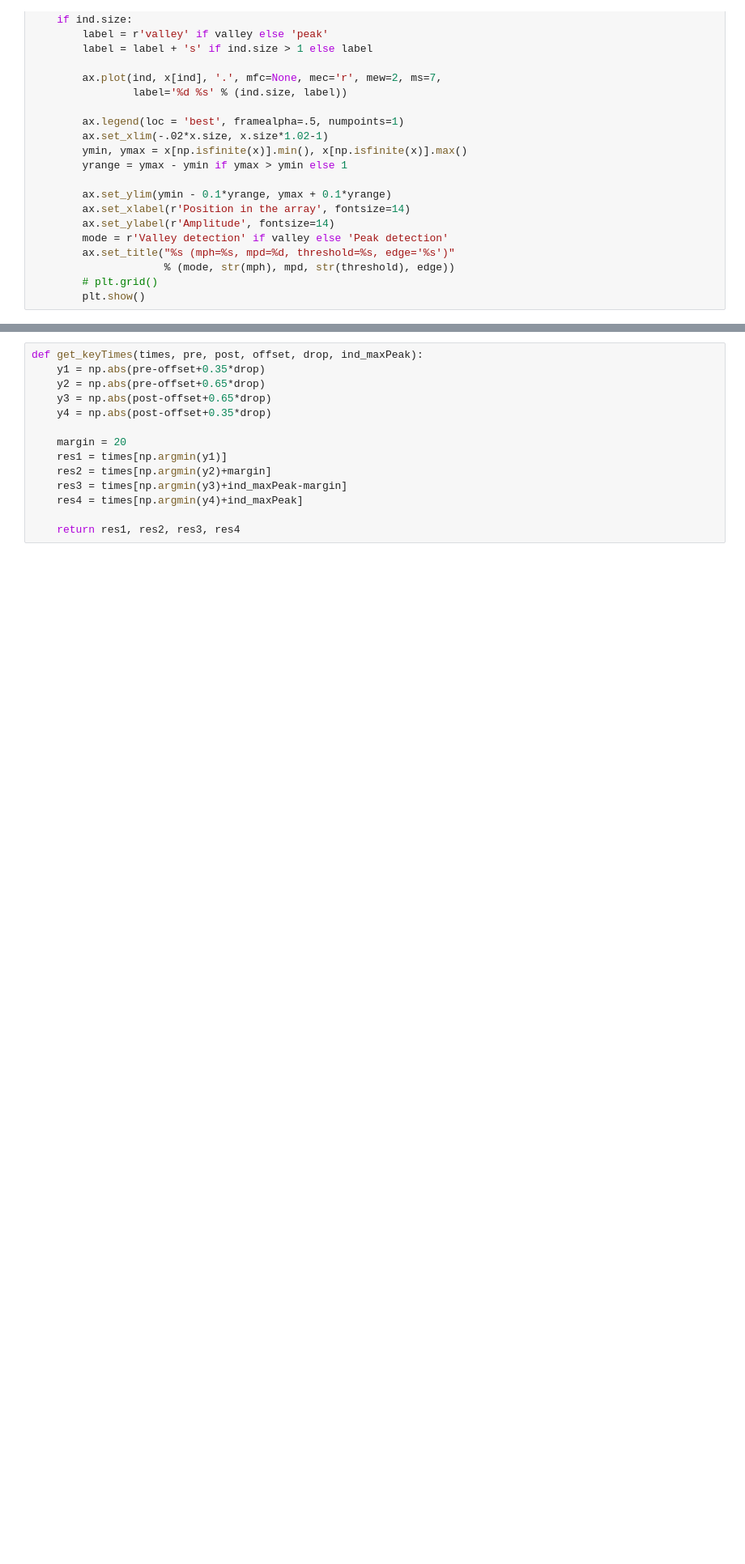
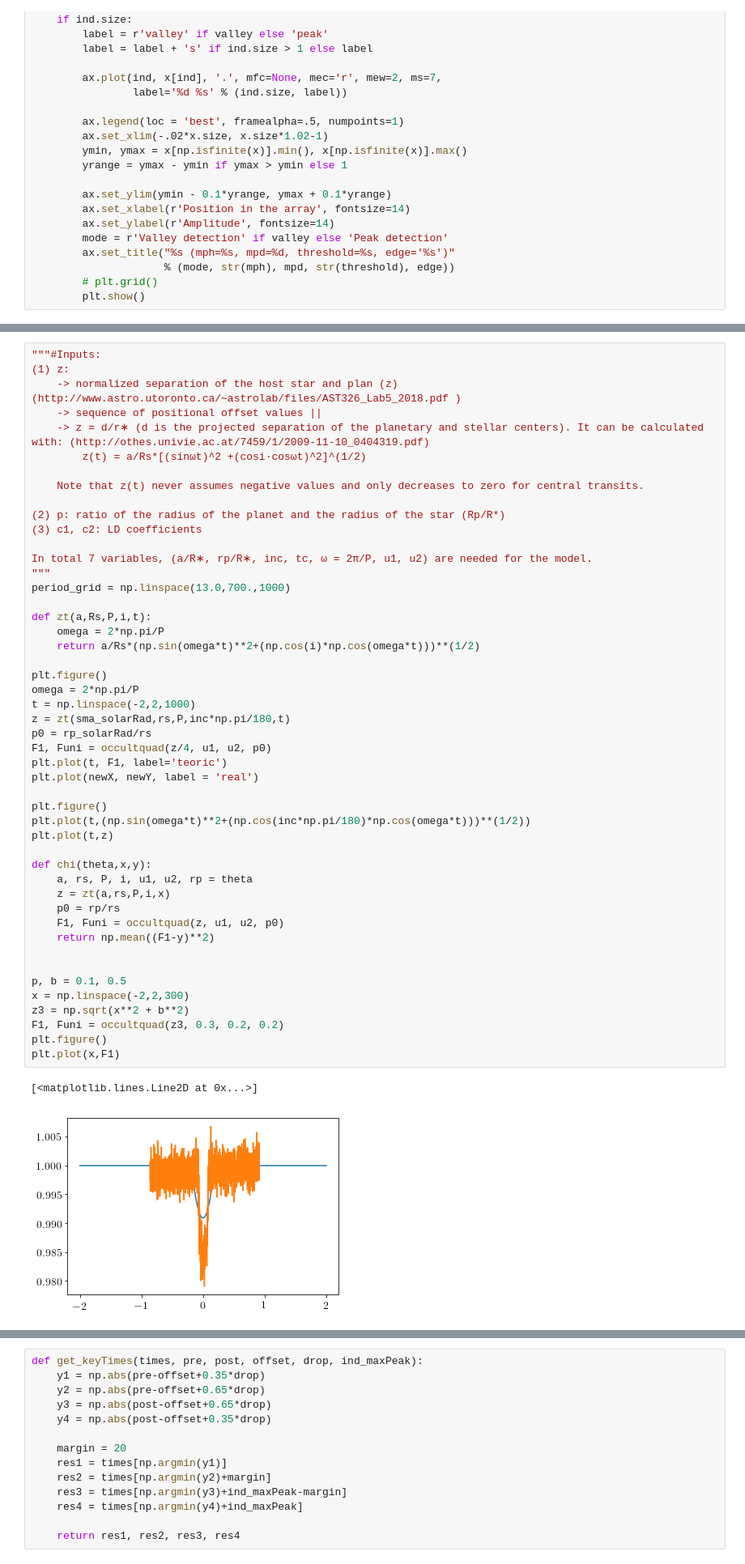
Before and after one commit to mbadenas/TFM2018, a Jupyter notebook: test_peaks.ipynb, the cells around one changed output, grey strips where cells are left out. Shown at 81% size. Saved outputs shown, nothing was run; the diff lists cells and outputs as text; blank space fills up the shorter version.

```diff
--- a/test_peaks.ipynb
+++ b/test_peaks.ipynb
@@ -162,0 +464,51 @@ The detrend function detrends the normalized flux with a median filter using the
+# %%
+"""#Inputs:
+(1) z:
+    -> normalized separation of the host star and plan (z) (http://www.astro.utoronto.ca/~astrolab/files/AST326_Lab5_2018.pdf )
+    -> sequence of positional offset values ||
+    -> z = d/r∗ (d is the projected separation of the planetary and stellar centers). It can be calculated with: (http://othes.univie.ac.at/7459/1/2009-11-10_0404319.pdf)
+        z(t) = a/Rs*[(sinωt)^2 +(cosi·cosωt)^2]^(1/2)
+
+    Note that z(t) never assumes negative values and only decreases to zero for central transits.
+
+(2) p: ratio of the radius of the planet and the radius of the star (Rp/R*)
+(3) c1, c2: LD coefficients
+
+In total 7 variables, (a/R∗, rp/R∗, inc, tc, ω = 2π/P, u1, u2) are needed for the model.
+"""
+period_grid = np.linspace(13.0,700.,1000)
+
+def zt(a,Rs,P,i,t):
+    omega = 2*np.pi/P
+    return a/Rs*(np.sin(omega*t)**2+(np.cos(i)*np.cos(omega*t)))**(1/2)
+
+plt.figure()
+omega = 2*np.pi/P
+t = np.linspace(-2,2,1000)
+z = zt(sma_solarRad,rs,P,inc*np.pi/180,t)
+p0 = rp_solarRad/rs
+F1, Funi = occultquad(z/4, u1, u2, p0)
+plt.plot(t, F1, label='teoric')
+plt.plot(newX, newY, label = 'real')
+
+plt.figure()
+plt.plot(t,(np.sin(omega*t)**2+(np.cos(inc*np.pi/180)*np.cos(omega*t)))**(1/2))
+plt.plot(t,z)
+
+def chi(theta,x,y):
+    a, rs, P, i, u1, u2, rp = theta
+    z = zt(a,rs,P,i,x)
+    p0 = rp/rs
+    F1, Funi = occultquad(z, u1, u2, p0)
+    return np.mean((F1-y)**2)
+
+
+p, b = 0.1, 0.5
+x = np.linspace(-2,2,300)
+z3 = np.sqrt(x**2 + b**2)
+F1, Funi = occultquad(z3, 0.3, 0.2, 0.2)
+plt.figure()
+plt.plot(x,F1)
+# %% [output]
+[<matplotlib.lines.Line2D at 0x...>]
+[figure, added]
```
Also changed, not shown: parts of 30 cells of this notebook.
